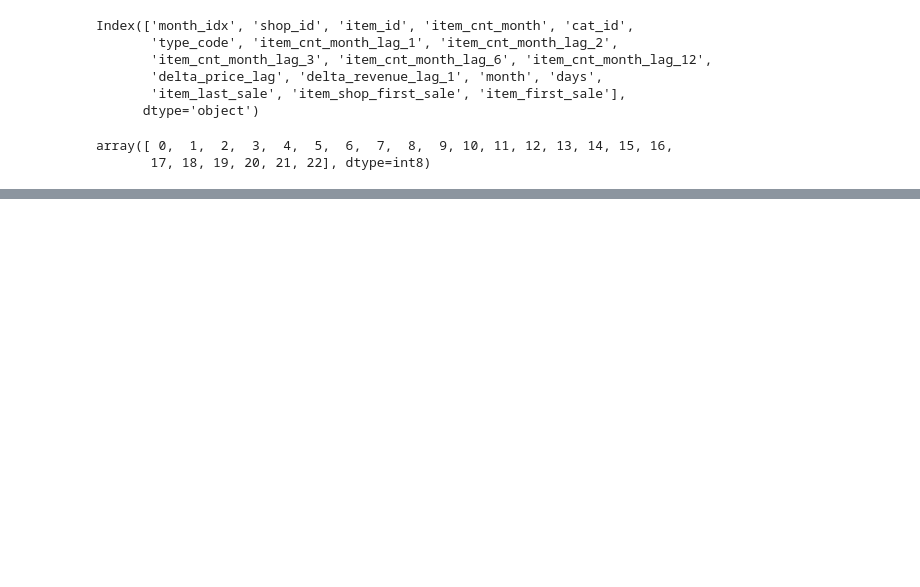
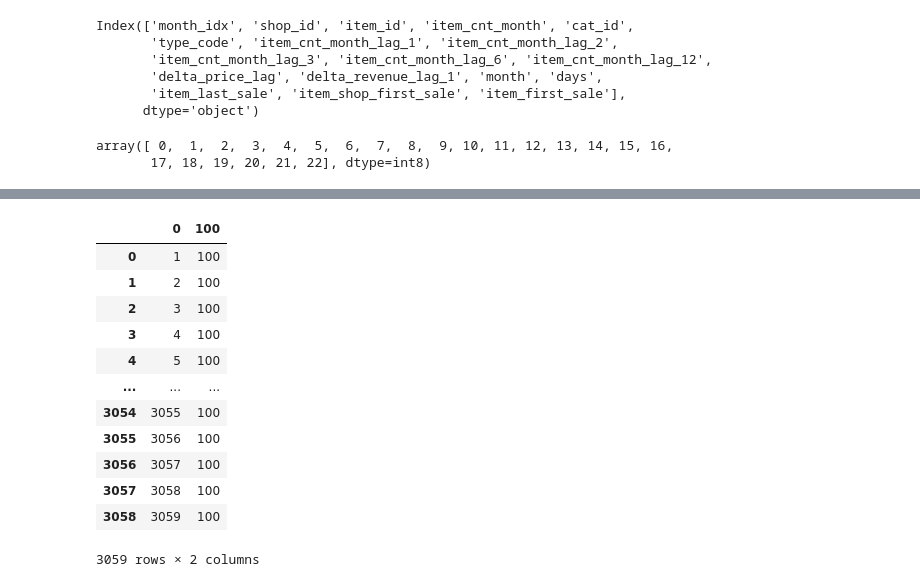
Before and after one commit to ducksfrogs/AIQuest, a Jupyter notebook: jup/xgboost.ipynb, the cells around one changed output, grey strips where cells are left out. Saved outputs shown, nothing was run; the diff lists cells and outputs as text; code cells hidden in the pictures; blank space fills up the shorter version.

```diff
--- a/jup/xgboost.ipynb
+++ b/jup/xgboost.ipynb
@@ -17,3 +15,7 @@ data = pd.read_pickle('data.pkl')
+# %%
+test = pd.read_csv('../data/test.csv', index_col=0)
+submit = pd.read_csv('../data/sample_submission.csv')
+data = pd.read_pickle('data.pkl')
 # %%
 data.columns
 # %% [output]
@@ -114,0 +115,16 @@ NameError: name 'test' is not defined
+# %%
+submit
+# %% [output]
+|  | 0 | 100 |
+| 0 | 1 | 100 |
+| 1 | 2 | 100 |
+| 2 | 3 | 100 |
+| 3 | 4 | 100 |
+| 4 | 5 | 100 |
+| ... | ... | ... |
+| 3054 | 3055 | 100 |
+| 3055 | 3056 | 100 |
+| 3056 | 3057 | 100 |
+| 3057 | 3058 | 100 |
+| 3058 | 3059 | 100 |
+3059 rows × 2 columns
```
Also changed, not shown: parts of 6 cells of this notebook, 2 other files.
